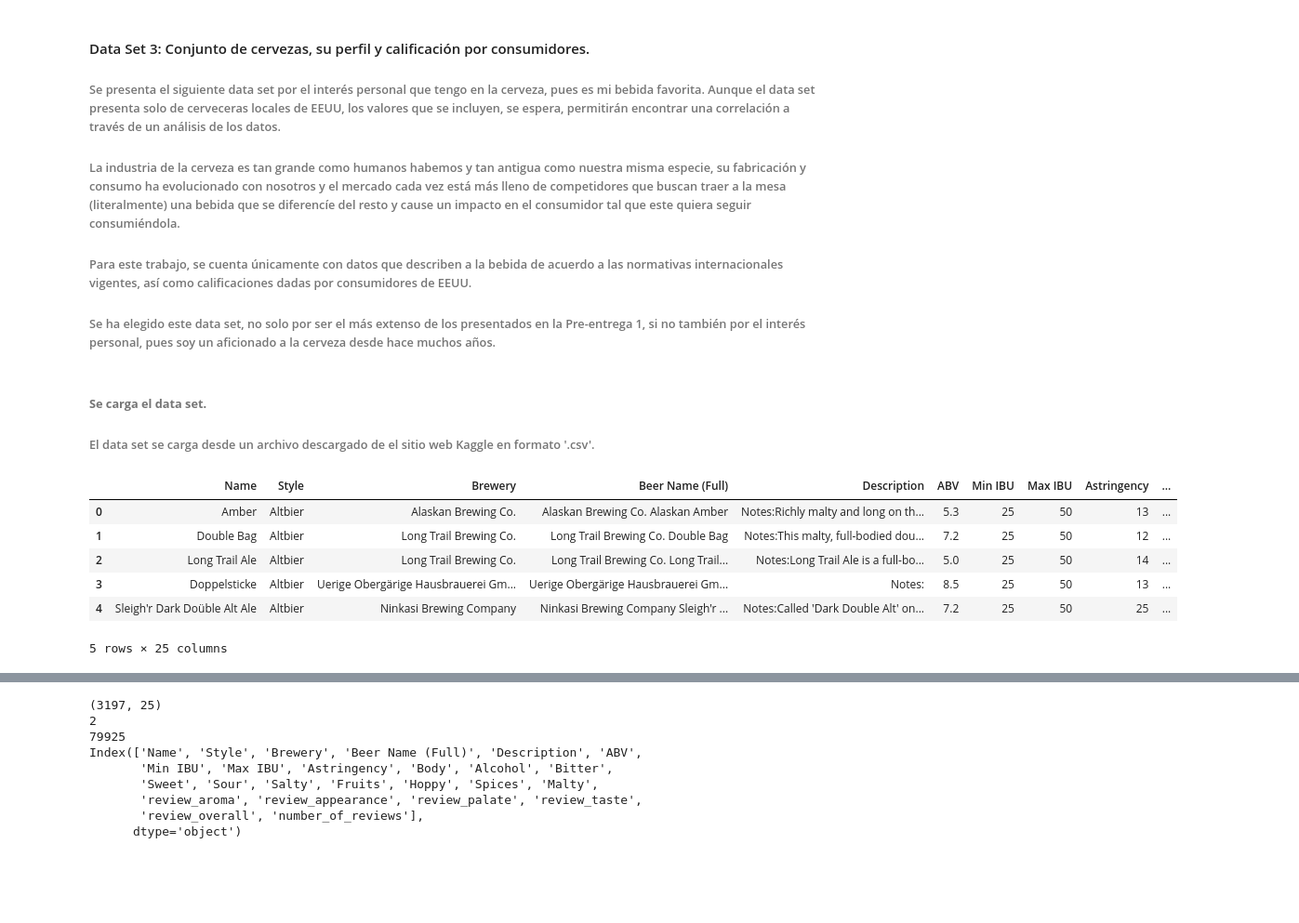
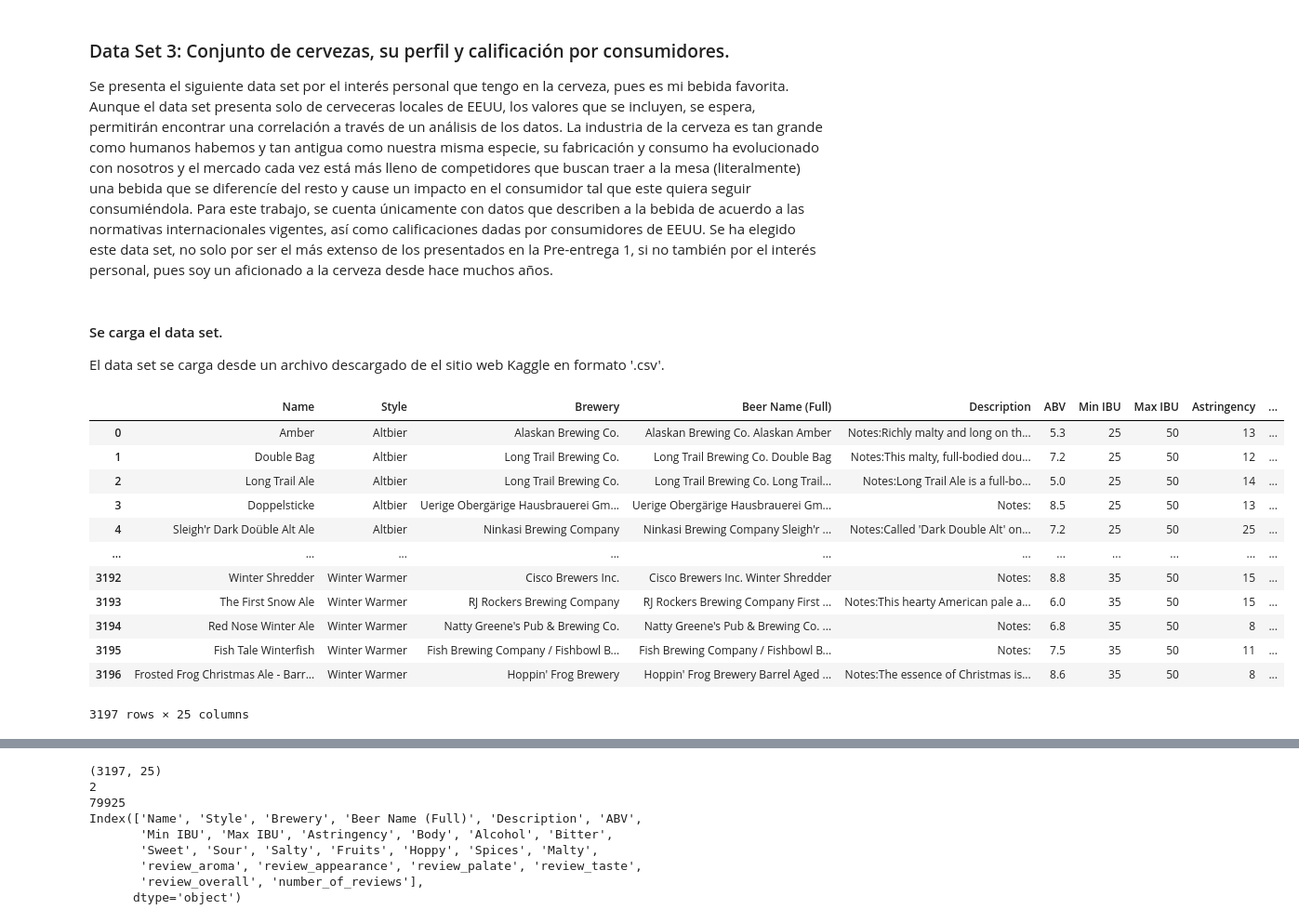
Before and after one commit to JMRRT1992/Coderhouse, a Jupyter notebook: Proyecto/Data/Raw/Entrega 2/vizualizacion_ReyesRetanaT.ipynb, the cells around one changed output, grey strips where cells are left out. Shown: that part at 93% size. Drawn from its saved outputs; the diff is of its cells as text; code cells hidden in the pictures; blank space fills up the shorter version.

```diff
--- a/Proyecto/Data/Raw/Entrega 2/vizualizacion_ReyesRetanaT.ipynb
+++ b/Proyecto/Data/Raw/Entrega 2/vizualizacion_ReyesRetanaT.ipynb
@@ -1,26 +7,33 @@
 # %% [markdown]
-#### Data Set 3: Conjunto de cervezas, su perfil y calificación por consumidores.
-###### Se presenta el siguiente data set por el interés personal que tengo en la cerveza, pues es mi bebida favorita. Aunque el data set presenta solo de cerveceras locales de EEUU, los valores que se incluyen, se espera, permitirán encontrar una correlación a través de un análisis de los datos.
-###### La industria de la cerveza es tan grande como humanos habemos y tan antigua como nuestra misma especie, su fabricación y consumo ha evolucionado con nosotros y el mercado cada vez está más lleno de competidores que buscan traer a la mesa (literalmente) una bebida que se diferencíe del resto y cause un impacto en el consumidor tal que este quiera seguir consumiéndola.
-###### Para este trabajo, se cuenta únicamente con datos que describen a la bebida de acuerdo a las normativas internacionales vigentes, así como calificaciones dadas por consumidores de EEUU.
-
-###### Se ha elegido este data set, no solo por ser el más extenso de los presentados en la Pre-entrega 1, si no también por el interés personal, pues soy un aficionado a la cerveza desde hace muchos años.
+### Data Set 3: Conjunto de cervezas, su perfil y calificación por consumidores.
+Se presenta el siguiente data set por el interés personal que tengo en la cerveza, pues es mi bebida favorita. Aunque el data set presenta solo de cerveceras locales de EEUU, los valores que se incluyen, se espera, permitirán encontrar una correlación a través de un análisis de los datos.
+La industria de la cerveza es tan grande como humanos habemos y tan antigua como nuestra misma especie, su fabricación y consumo ha evolucionado con nosotros y el mercado cada vez está más lleno de competidores que buscan traer a la mesa (literalmente) una bebida que se diferencíe del resto y cause un impacto en el consumidor tal que este quiera seguir consumiéndola.
+Para este trabajo, se cuenta únicamente con datos que describen a la bebida de acuerdo a las normativas internacionales vigentes, así como calificaciones dadas por consumidores de EEUU.
+Se ha elegido este data set, no solo por ser el más extenso de los presentados en la Pre-entrega 1, si no también por el interés personal, pues soy un aficionado a la cerveza desde hace muchos años.
 # %% [markdown]
-###### **Se carga el data set.**
-###### El data set se carga desde un archivo descargado de el sitio web Kaggle en formato '.csv'.
+#### Se carga el data set.
+El data set se carga desde un archivo descargado de el sitio web Kaggle en formato '.csv'.
 # %%
 import pandas as pd
 import numpy as np
 
-data_set = pd.read_csv("/workspaces/Coderhouse/Proyecto/Data/Raw/Beer Profiles and Ratings.csv")
+data_set_csv = "/workspaces/Coderhouse/Proyecto/Data/Raw/Beer Profiles and Ratings.csv"
+
+data_set = pd.read_csv(data_set_csv)
 data_frame = pd.DataFrame(data_set)
-data_frame.head(5)
+data_frame
 # %% [output]
 |  | Name | Style | Brewery | Beer Name (Full) | Description | ABV | Min IBU | Max IBU | Astringency | ... |
 | 0 | Amber | Altbier | Alaskan Brewing Co. | Alaskan Brewing Co. Alaskan Amber | Notes:Richly malty and long on th... | 5.3 | 25 | 50 | 13 | ... |
 | 1 | Double Bag | Altbier | Long Trail Brewing Co. | Long Trail Brewing Co. Double Bag | Notes:This malty, full-bodied dou... | 7.2 | 25 | 50 | 12 | ... |
 | 2 | Long Trail Ale | Altbier | Long Trail Brewing Co. | Long Trail Brewing Co. Long Trail... | Notes:Long Trail Ale is a full-bo... | 5.0 | 25 | 50 | 14 | ... |
 | 3 | Doppelsticke | Altbier | Uerige Obergärige Hausbrauerei Gm... | Uerige Obergärige Hausbrauerei Gm... | Notes: | 8.5 | 25 | 50 | 13 | ... |
 | 4 | Sleigh'r Dark Doüble Alt Ale | Altbier | Ninkasi Brewing Company | Ninkasi Brewing Company Sleigh'r ... | Notes:Called 'Dark Double Alt' on... | 7.2 | 25 | 50 | 25 | ... |
+| ... | ... | ... | ... | ... | ... | ... | ... | ... | ... | ... |
+| 3192 | Winter Shredder | Winter Warmer | Cisco Brewers Inc. | Cisco Brewers Inc. Winter Shredder | Notes: | 8.8 | 35 | 50 | 15 | ... |
+| 3193 | The First Snow Ale | Winter Warmer | RJ Rockers Brewing Company | RJ Rockers Brewing Company First ... | Notes:This hearty American pale a... | 6.0 | 35 | 50 | 15 | ... |
+| 3194 | Red Nose Winter Ale | Winter Warmer | Natty Greene's Pub & Brewing Co. | Natty Greene's Pub & Brewing Co. ... | Notes: | 6.8 | 35 | 50 | 8 | ... |
+| 3195 | Fish Tale Winterfish | Winter Warmer | Fish Brewing Company / Fishbowl B... | Fish Brewing Company / Fishbowl B... | Notes: | 7.5 | 35 | 50 | 11 | ... |
+| 3196 | Frosted Frog Christmas Ale - Barr... | Winter Warmer | Hoppin' Frog Brewery | Hoppin' Frog Brewery Barrel Aged ... | Notes:The essence of Christmas is... | 8.6 | 35 | 50 | 8 | ... |
-5 rows × 25 columns
+3197 rows × 25 columns
 # %% [markdown]
```
Also changed, not shown: parts of 22 cells of this notebook.
